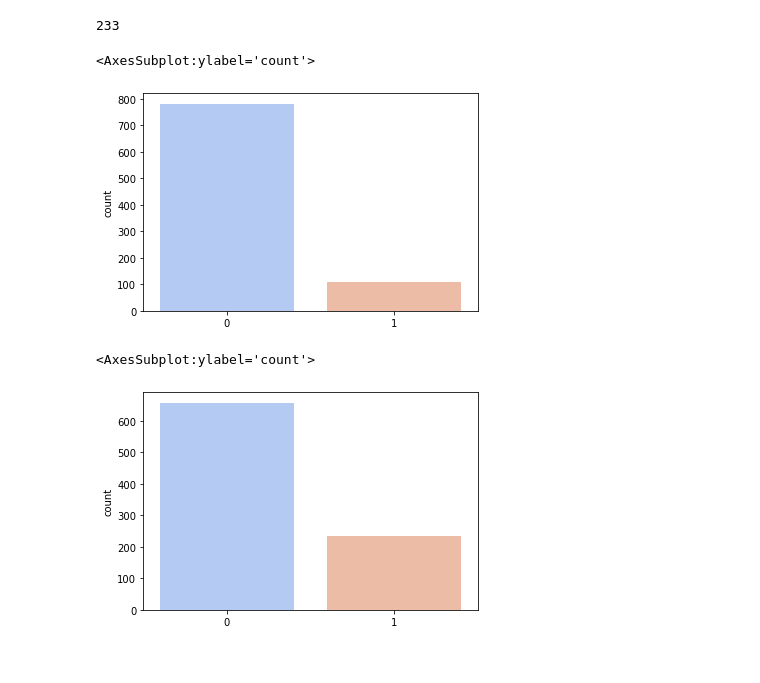
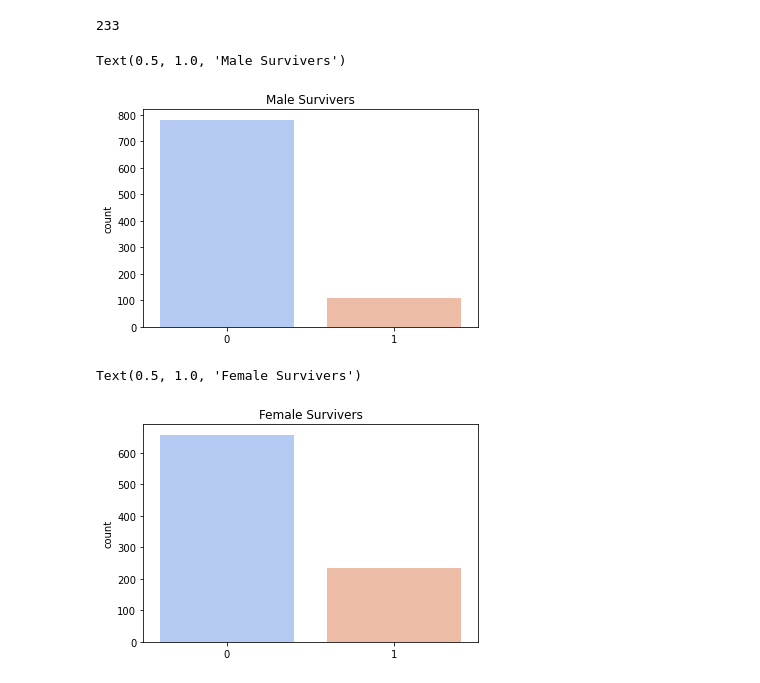
Before and after one commit to VanshikaNehra23/Titanic_Surviver, a Jupyter notebook: Titanic.ipynb, the cells around one changed output. Cells and saved outputs as stored; diff of their text form; code cells hidden in the pictures.

```diff
--- a/Titanic.ipynb
+++ b/Titanic.ipynb
@@ -213,11 +408,13 @@ female_survivers.sum()
 233
 # %%
 sns.countplot(male_survivers,palette='coolwarm')
+plt.title('Male Survivers')
 # %% [output]
-<AxesSubplot:ylabel='count'>
+Text(0.5, 1.0, 'Male Survivers')
-[figure, old version]
+[figure, new version]
 # %%
 sns.countplot(female_survivers,palette='coolwarm')
+plt.title('Female Survivers')
 # %% [output]
-<AxesSubplot:ylabel='count'>
+Text(0.5, 1.0, 'Female Survivers')
-[figure, old version]
+[figure, new version]
```
Also changed, not shown: parts of 45 cells of this notebook.
